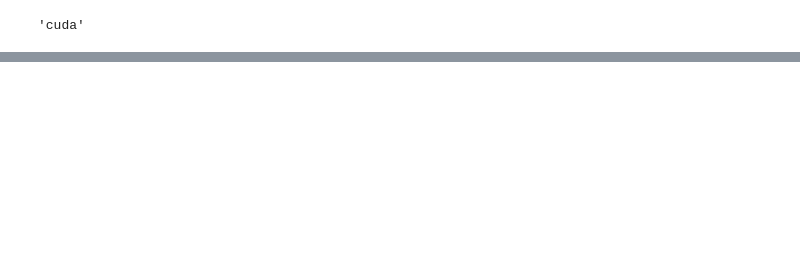
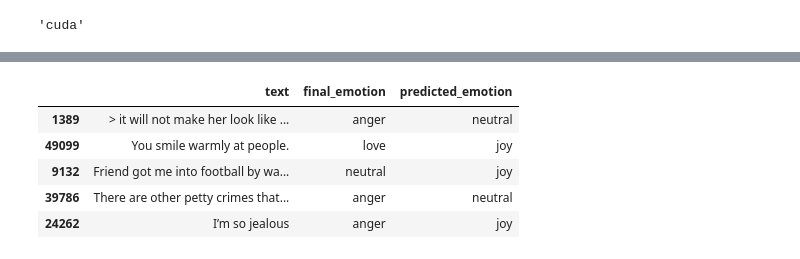
Before and after one commit to nyarderr/moodmate, a Jupyter notebook: evaluation/evaluation_emotion_classifier.ipynb, the cells around one changed output, grey strips where cells are left out. Cells and saved outputs as stored; diff of their text form; code cells hidden in the pictures; blank space fills up the shorter version.

```diff
--- a/evaluation/evaluation_emotion_classifier.ipynb
+++ b/evaluation/evaluation_emotion_classifier.ipynb
@@ -60,0 +199,10 @@ os.getcwd()
+# %%
+# InCorrect predictions
+results_df[results_df["final_emotion"] != results_df["predicted_emotion"]].head(5)
+# %% [output]
+|  | text | final_emotion | predicted_emotion |
+| 1389 | > it will not make her look like ... | anger | neutral |
+| 49099 | You smile warmly at people. | love | joy |
+| 9132 | Friend got me into football by wa... | neutral | joy |
+| 39786 | There are other petty crimes that... | anger | neutral |
+| 24262 | I’m so jealous | anger | joy |
```
Also changed, not shown: parts of 11 cells of this notebook.
